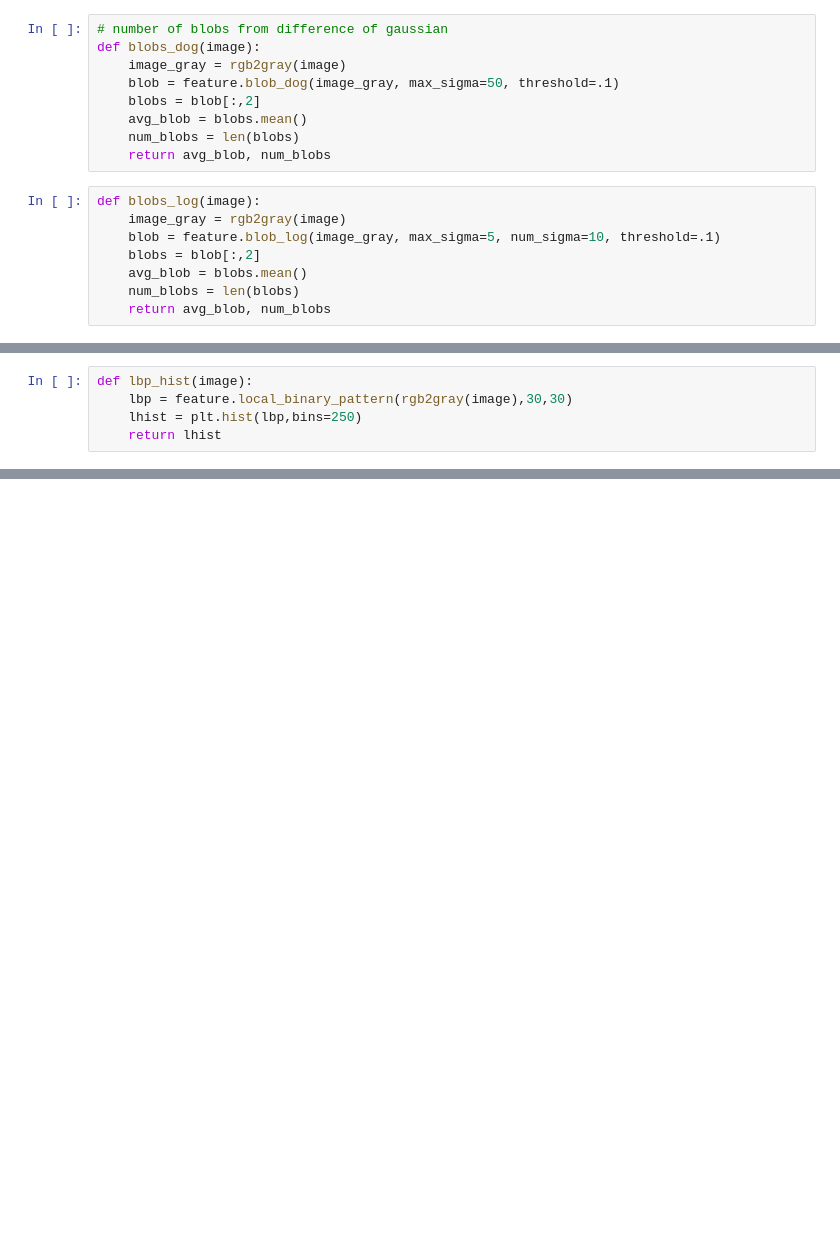
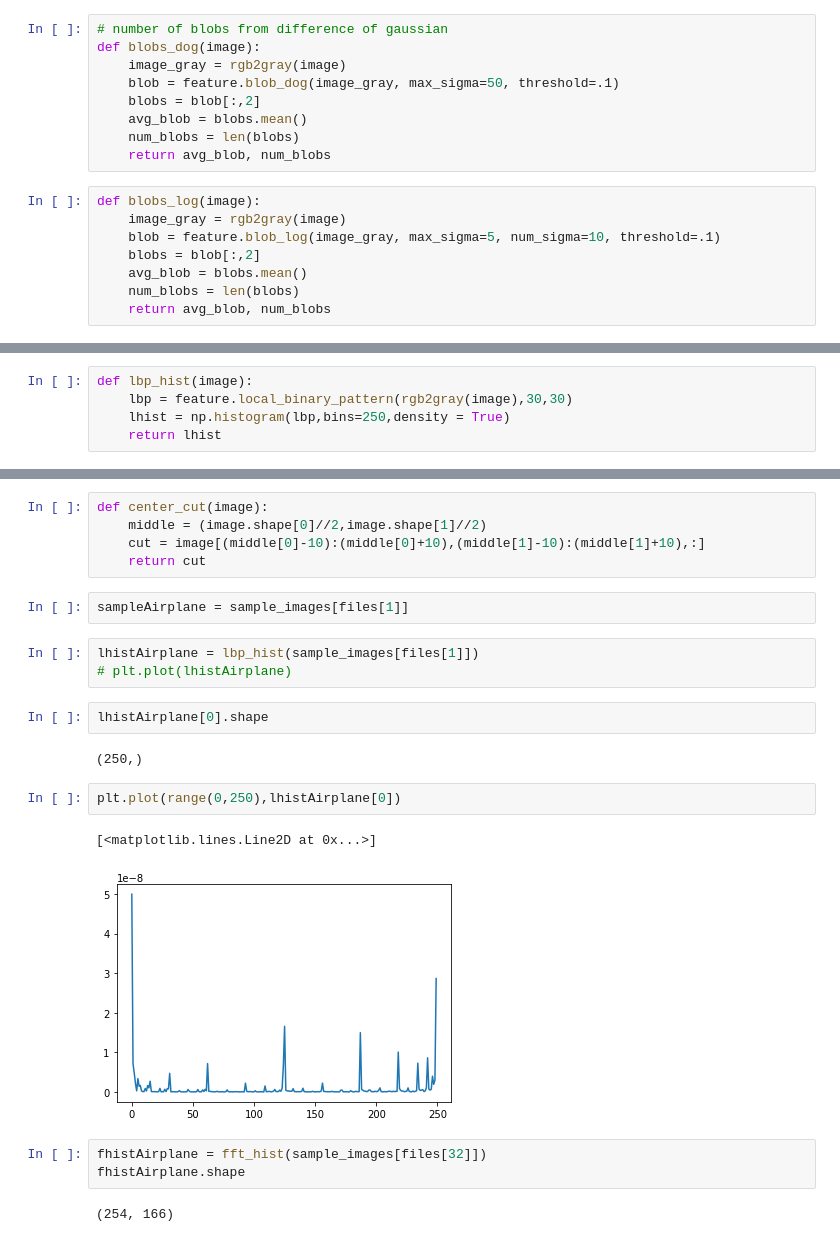
Before and after one commit to ckgrosch/groschner-python-ay250-homework, a Jupyter notebook: hw_6/hw_6_groschner.ipynb, the cells around one changed output, grey strips where cells are left out. Drawn from its saved outputs; the diff is of its cells as text; blank space fills up the shorter version.

```diff
--- a/hw_6/hw_6_groschner.ipynb
+++ b/hw_6/hw_6_groschner.ipynb
@@ -88,5 +91,5 @@ def fft_hist(image):
 # %%
 def lbp_hist(image):
     lbp = feature.local_binary_pattern(rgb2gray(image),30,30)
-    lhist = plt.hist(lbp,bins=250)
+    lhist = np.histogram(lbp,bins=250,density = True)
     return lhist
@@ -92,0 +116,24 @@ def lbp_hist(image):
+# %%
+def center_cut(image):
+    middle = (image.shape[0]//2,image.shape[1]//2)
+    cut = image[(middle[0]-10):(middle[0]+10),(middle[1]-10):(middle[1]+10),:]
+    return cut
+# %%
+sampleAirplane = sample_images[files[1]]
+# %%
+lhistAirplane = lbp_hist(sample_images[files[1]])
+# plt.plot(lhistAirplane)
+# %%
+lhistAirplane[0].shape
+# %% [output]
+(250,)
+# %%
+plt.plot(range(0,250),lhistAirplane[0])
+# %% [output]
+[<matplotlib.lines.Line2D at 0x...>]
+[figure, added]
+# %%
+fhistAirplane = fft_hist(sample_images[files[32]])
+fhistAirplane.shape
+# %% [output]
+(254, 166)
```
Also changed, not shown: parts of 25 cells of this notebook.
